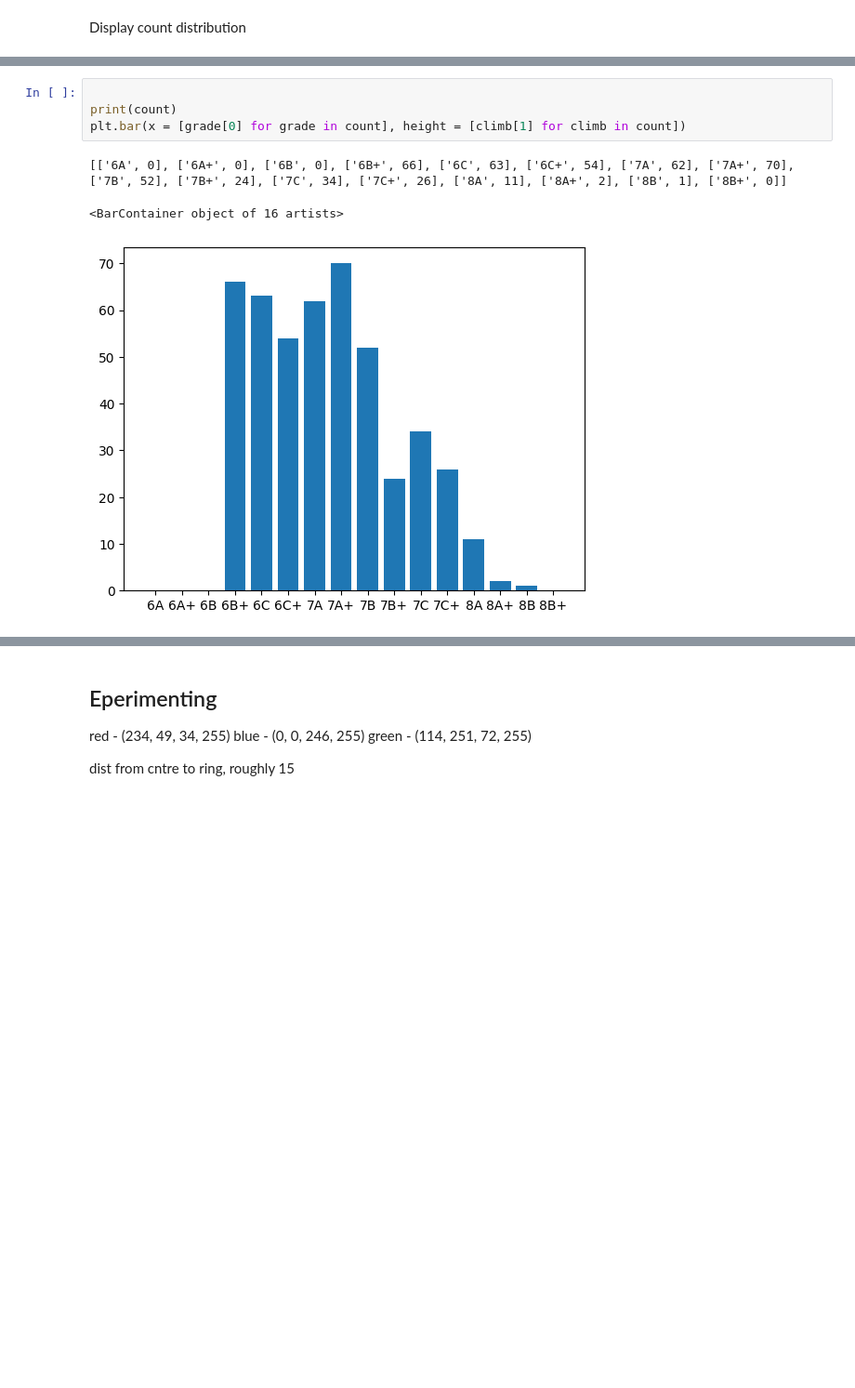
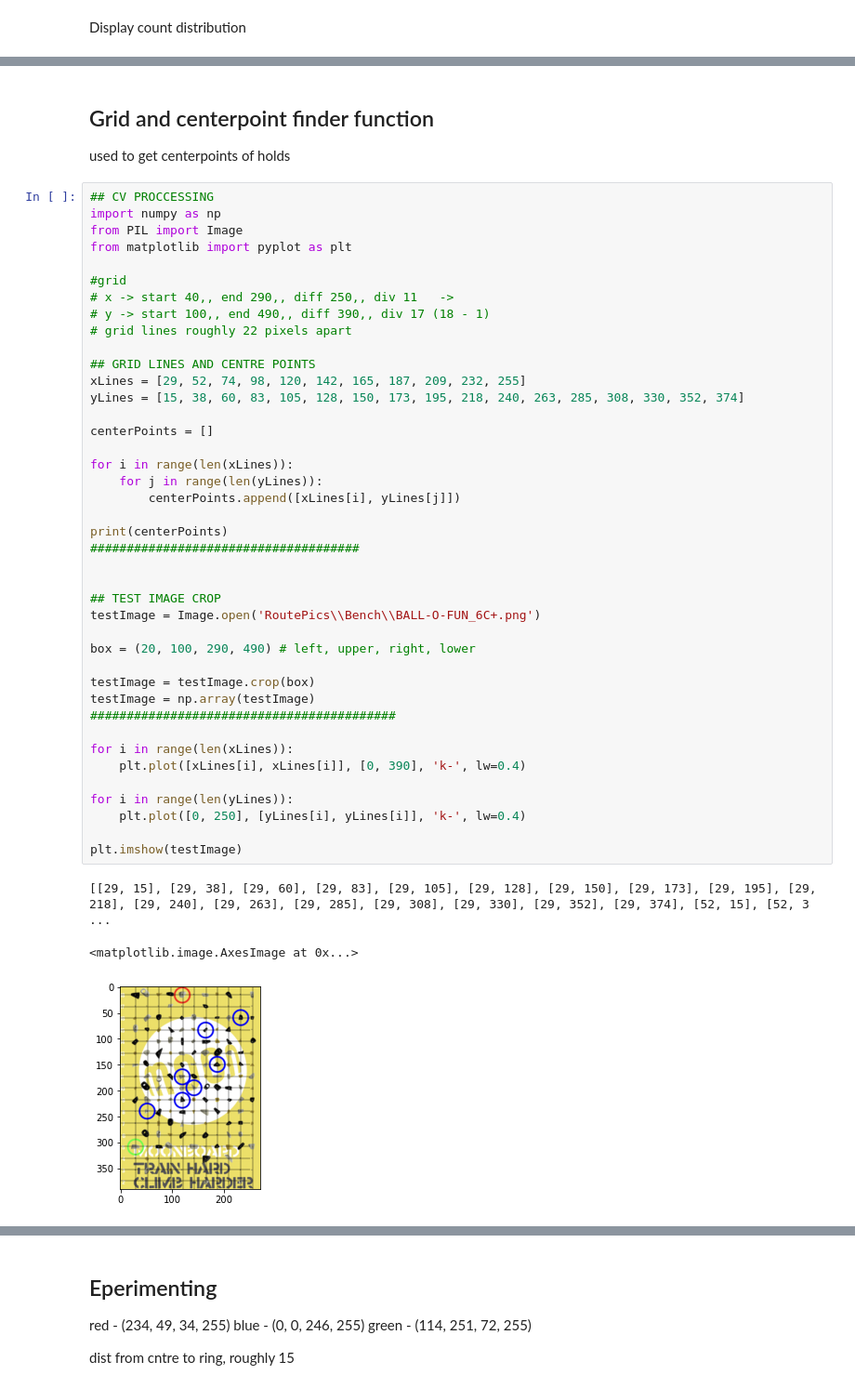
Before and after one commit to Jrodigator/MoonBoardCruxCreator, a Jupyter notebook: MBCC/MoonBoardNotebook.ipynb, the cells around one changed output, grey strips where cells are left out. Shown: that part at 93% size. Saved outputs shown, nothing was run; the diff lists cells and outputs as text; blank space fills up the shorter version.

Commit message:
Better PreProcessing added visualisation of climb data

```diff
--- a/MBCC/MoonBoardNotebook.ipynb
+++ b/MBCC/MoonBoardNotebook.ipynb
@@ -121,8 +129,48 @@ grade:  8B+ count:  0
-# %%
-
-print(count)
-plt.bar(x = [grade[0] for grade in count], height = [climb[1] for climb in count])
-# %% [output]
-[['6A', 0], ['6A+', 0], ['6B', 0], ['6B+', 66], ['6C', 63], ['6C+', 54], ['7A', 62], ['7A+', 70], ['7B', 52], ['7B+', 24], ['7C', 34], ['7C+', 26], ['8A', 11], ['8A+', 2], ['8B', 1], ['8B+', 0]]
-<BarContainer object of 16 artists>
-[figure, removed]
+# %% [markdown]
+## Grid and centerpoint finder function
+used to get centerpoints of holds
+# %%
+## CV PROCCESSING
+import numpy as np
+from PIL import Image
+from matplotlib import pyplot as plt
+
+#grid
+# x -> start 40,, end 290,, diff 250,, div 11   ->
+# y -> start 100,, end 490,, diff 390,, div 17 (18 - 1)
+# grid lines roughly 22 pixels apart
+
+## GRID LINES AND CENTRE POINTS
+xLines = [29, 52, 74, 98, 120, 142, 165, 187, 209, 232, 255]
+yLines = [15, 38, 60, 83, 105, 128, 150, 173, 195, 218, 240, 263, 285, 308, 330, 352, 374]
+
+centerPoints = []
+
+for i in range(len(xLines)):
+    for j in range(len(yLines)):
+        centerPoints.append([xLines[i], yLines[j]])
+
+print(centerPoints)
+#####################################
+
+
+## TEST IMAGE CROP
+testImage = Image.open('RoutePics\\Bench\\BALL-O-FUN_6C+.png')
+
+box = (20, 100, 290, 490) # left, upper, right, lower
+
+testImage = testImage.crop(box)
+testImage = np.array(testImage)
+##########################################
+
+for i in range(len(xLines)):
+    plt.plot([xLines[i], xLines[i]], [0, 390], 'k-', lw=0.4)
+
+for i in range(len(yLines)):
+    plt.plot([0, 250], [yLines[i], yLines[i]], 'k-', lw=0.4)
+
+plt.imshow(testImage)
+# %% [output]
+[[29, 15], [29, 38], [29, 60], [29, 83], [29, 105], [29, 128], [29, 150], [29, 173], [29, 195], [29, 218], [29, 240], [29, 263], [29, 285], [29, 308], [29, 330], [29, 352], [29, 374], [52, 15], [52, 3 ...
+<matplotlib.image.AxesImage at 0x...>
+[figure, added]
```
Also changed, not shown: parts of 24 cells of this notebook, 1 other file.
